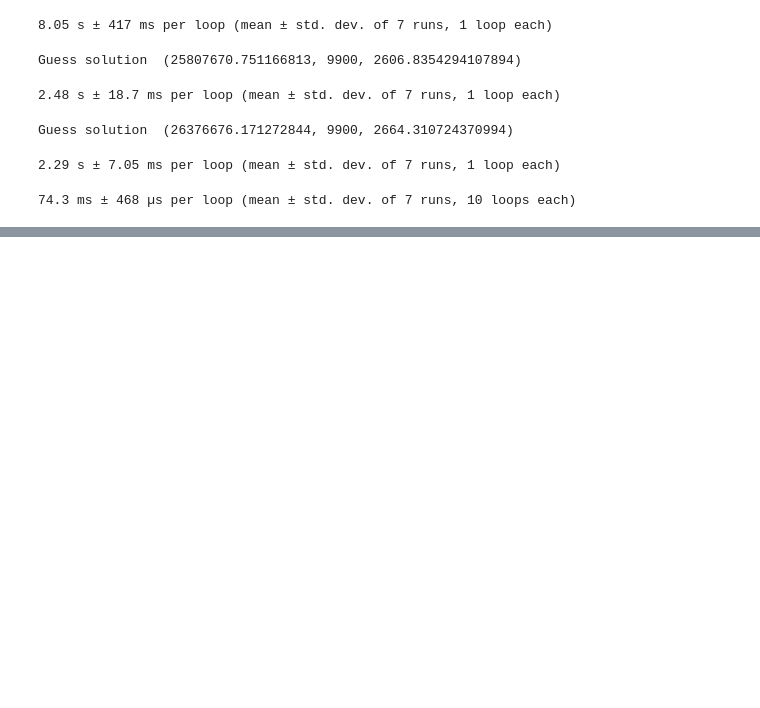
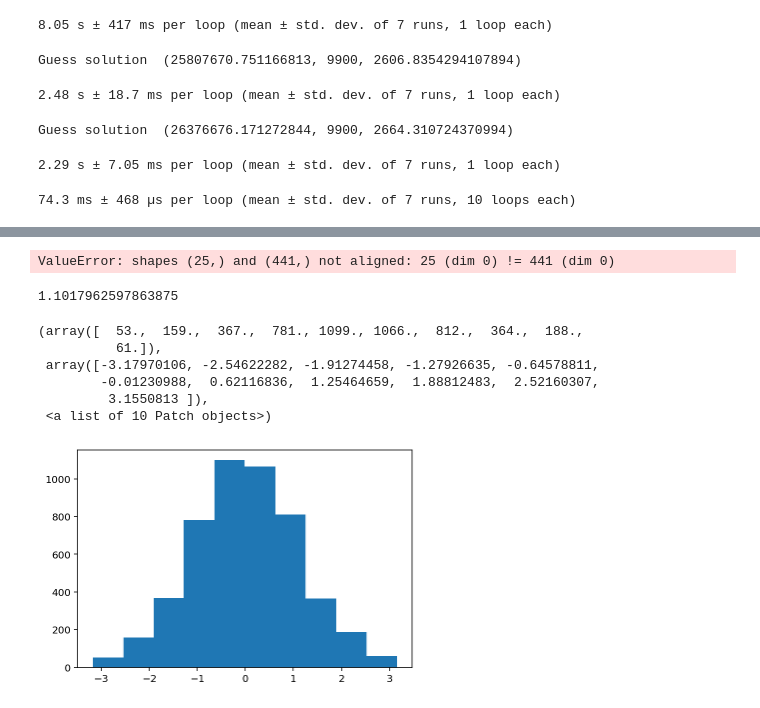
Before and after one commit to pecom/red-calibration, a Jupyter notebook: RealArrayTests.ipynb, the cells around one changed output, grey strips where cells are left out. Saved outputs shown, nothing was run; the diff lists cells and outputs as text; code cells hidden in the pictures; blank space fills up the shorter version.

```diff
--- a/RealArrayTests.ipynb
+++ b/RealArrayTests.ipynb
@@ -958,0 +945,26 @@ lasg[1:-1]
+# %%
+n_beam = 3
+# %%
+gpos = np.random.normal(0, geom_error, (Nant, 2))
+unmean_beams = np.array([get_circle_array(.4, n_beam, .05, gpos[i])*beam_comp_phase[i] for i in range(Nant)])
+beams = unmean_beams*np.sqrt(2)/(2*n_beam - 1)
+# %%
+postage = np.array([signal.convolve(beams[ant_i[i]], np.conjugate(beams[ant_j[i]][::-1, ::-1])).flatten() for i in range(len(flatndx))])
+# %%
+dg = np.array([np.dot(postage[f], conjugate_visib(v, flatndx[f])) for f in range(len(flatndx))])
+# %% [output]
+ValueError: shapes (25,) and (441,) not aligned: 25 (dim 0) != 441 (dim 0)
+# %%
+np.std(dg.real)
+# %% [output]
+1.1017962597863875
+# %%
+plt.hist(dg.real)
+# %% [output]
+(array([  53.,  159.,  367.,  781., 1099., 1066.,  812.,  364.,  188.,
+          61.]),
+ array([-3.17970106, -2.54622282, -1.91274458, -1.27926635, -0.64578811,
+        -0.01230988,  0.62116836,  1.25464659,  1.88812483,  2.52160307,
+         3.1550813 ]),
+ <a list of 10 Patch objects>)
+[figure, added]
```
Also changed, not shown: parts of 13 cells of this notebook, 1 other file.
